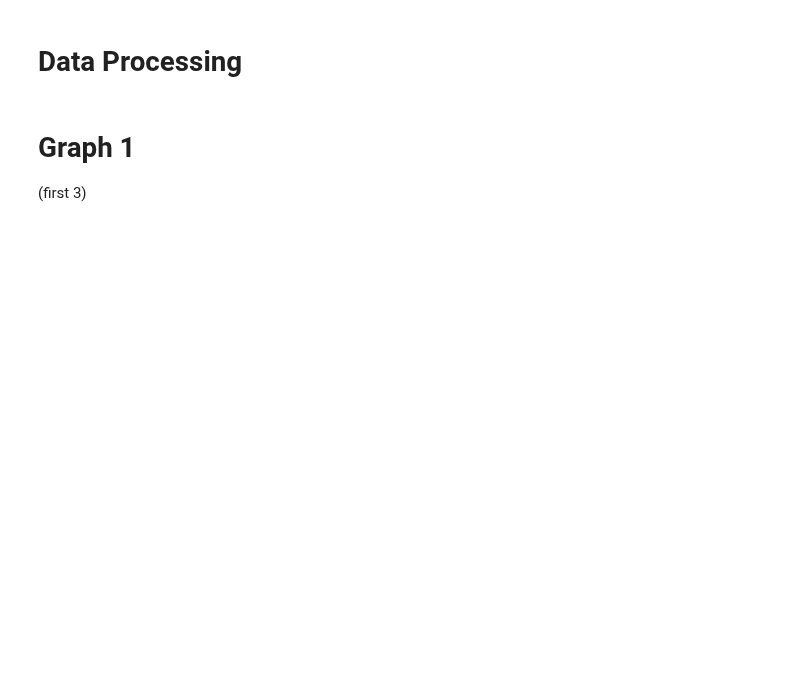
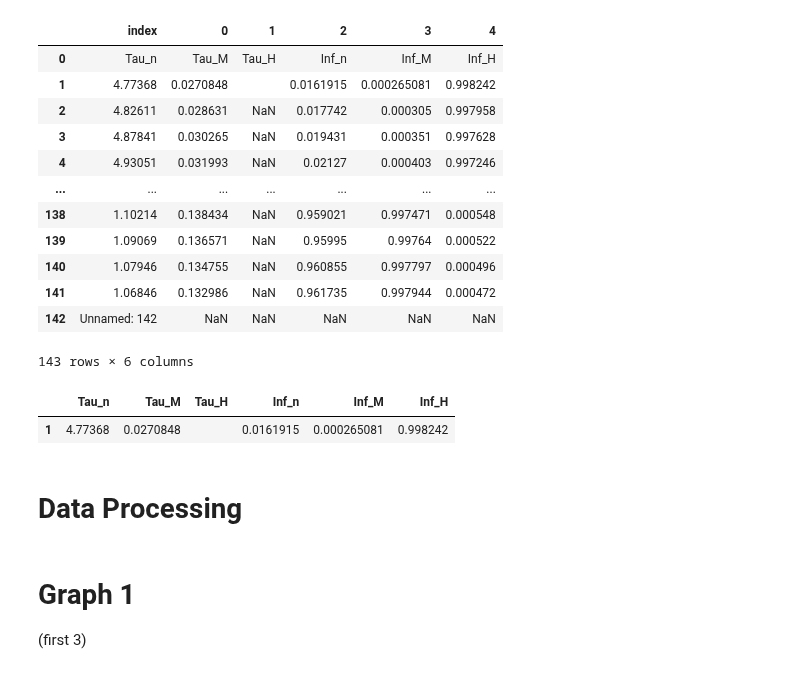
Before and after one commit to apapangelapeng/Neuron-Model, a Jupyter notebook: python_code/Static_AP.ipynb, the cells around one changed output. Drawn from its saved outputs; the diff is of its cells as text; code cells hidden in the pictures; blank space fills up the shorter version.

```diff
--- a/python_code/Static_AP.ipynb
+++ b/python_code/Static_AP.ipynb
@@ -1,23 +1,39 @@
 # %%
 import pandas as pd
 import numpy as np
 import matplotlib.pyplot as plt
 import matplotlib.patches as mpatches
 import os
 import glob
 color_list =["#3eb991","#6ecadc","#e9a820","#e01563","#edb196","#1f94ac","#ae9a6a","#ccb8a6","#343a44"]
-test_output = pd.DataFrame(pd.read_csv("../data_files/test_output.csv"))
+test_output = pd.DataFrame(pd.read_csv("../data_files/static_output.csv"))
 
 test_output = test_output.transpose()
 test_output= test_output.reset_index(level=0)
 display(test_output)
 test_output = test_output.dropna()
 column_name = list(test_output.iloc[0])
 column_name = [ i.strip() for i in column_name]
 test_output = test_output.drop(index=0)
 test_output.columns = column_name
 test_output["Tau_n"] = pd.to_numeric(test_output["Tau_n"])
 display(test_output)
+# %% [output]
+|  | index | 0 | 1 | 2 | 3 | 4 |
+| 0 | Tau_n | Tau_M | Tau_H | Inf_n | Inf_M | Inf_H |
+| 1 | 4.77368 | 0.0270848 |  | 0.0161915 | 0.000265081 | 0.998242 |
+| 2 | 4.82611 | 0.028631 | NaN | 0.017742 | 0.000305 | 0.997958 |
+| 3 | 4.87841 | 0.030265 | NaN | 0.019431 | 0.000351 | 0.997628 |
+| 4 | 4.93051 | 0.031993 | NaN | 0.02127 | 0.000403 | 0.997246 |
+| ... | ... | ... | ... | ... | ... | ... |
+| 138 | 1.10214 | 0.138434 | NaN | 0.959021 | 0.997471 | 0.000548 |
+| 139 | 1.09069 | 0.136571 | NaN | 0.95995 | 0.99764 | 0.000522 |
+| 140 | 1.07946 | 0.134755 | NaN | 0.960855 | 0.997797 | 0.000496 |
+| 141 | 1.06846 | 0.132986 | NaN | 0.961735 | 0.997944 | 0.000472 |
+| 142 | Unnamed: 142 | NaN | NaN | NaN | NaN | NaN |
+143 rows × 6 columns
+|  | Tau_n | Tau_M | Tau_H | Inf_n | Inf_M | Inf_H |
+| 1 | 4.77368 | 0.0270848 |  | 0.0161915 | 0.000265081 | 0.998242 |
 # %% [markdown]
 # Data Processing
 # %% [markdown]
```
Also changed, not shown: parts of 3 cells of this notebook, 26 other files.
